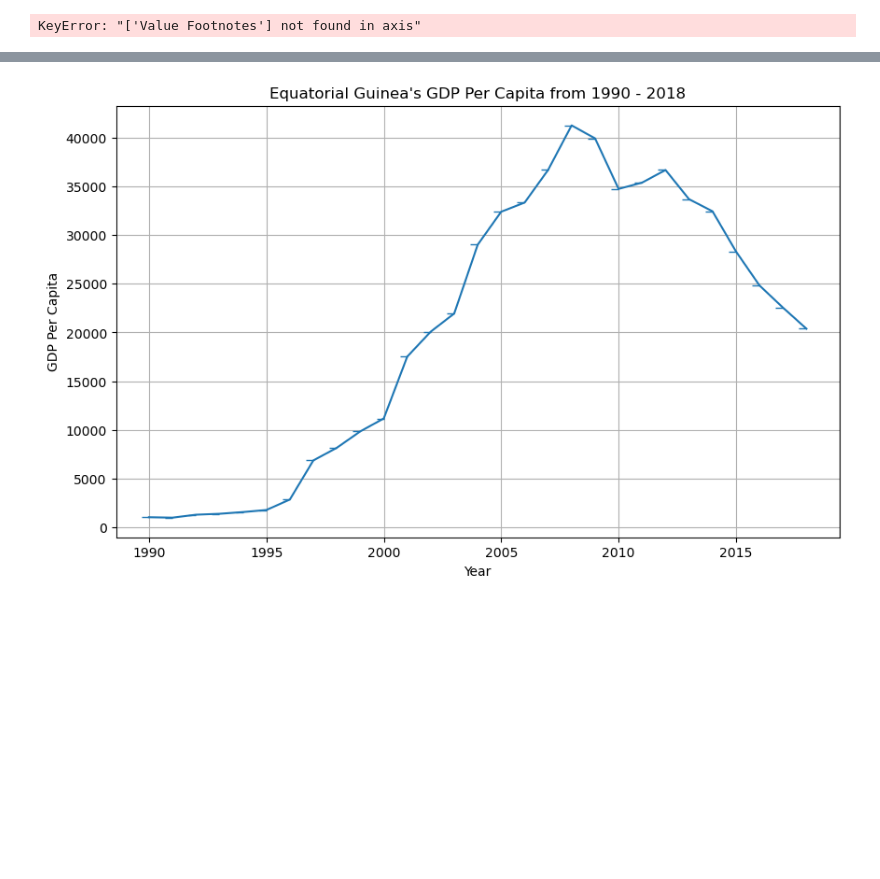
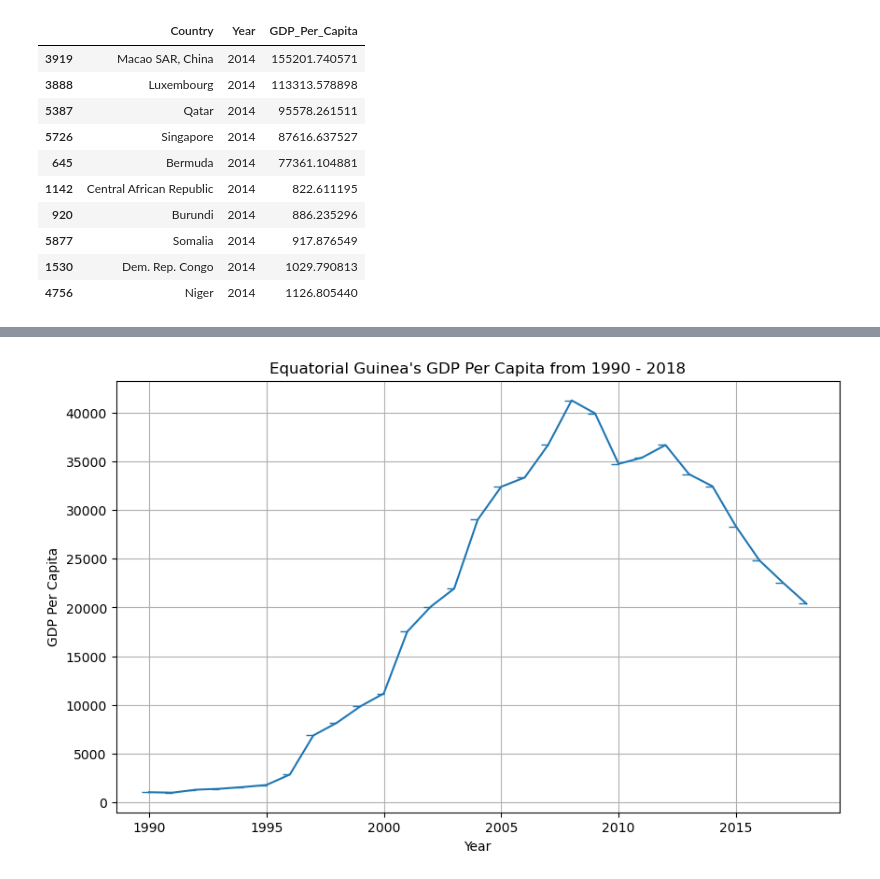
Before and after one commit to nss-data-science-cohort-7/un-exploration-shanks-t, a Jupyter notebook: notebooks/UN_Data_Exploration.ipynb, the cells around one changed output, grey strips where cells are left out. Cells and saved outputs as stored; diff of their text form; code cells hidden in the pictures; blank space fills up the shorter version.

```diff
--- a/notebooks/UN_Data_Exploration.ipynb
+++ b/notebooks/UN_Data_Exploration.ipynb
@@ -11,15 +8,0 @@ gdp_df.head(20)
-# %%
-
-renamed = gdp_df.rename(columns={gdp_df.columns[0]:'Country',gdp_df.columns[1]: 'Year', gdp_df.columns[2]: 'GDP_Per_Capita'})
-gdp_df.drop(columns="Value Footnotes")
-
-num_columns = gdp_df.shape[1]
-num_columns
-
-num_rows = gdp_df.shape[0]
-num_rows
-
-column_types = gdp_df.dtypes
-column_types
-# %% [output]
-KeyError: "['Value Footnotes'] not found in axis"
@@ -59 +20,18 @@ gdp_only_2014
+# %%
+gdp_df_2014 = (cleaned_gdp_df.filter_on('Year == 2014'))
+
+top_and_bottom_five = pd.concat([gdp_df_2014.nlargest(5, 'GDP_Per_Capita'), gdp_df_2014.nsmallest(5, 'GDP_Per_Capita')])
+top_and_bottom_five
+# %% [output]
+|  | Country | Year | GDP_Per_Capita |
+| 3919 | Macao SAR, China | 2014 | 155201.740571 |
+| 3888 | Luxembourg | 2014 | 113313.578898 |
+| 5387 | Qatar | 2014 | 95578.261511 |
+| 5726 | Singapore | 2014 | 87616.637527 |
+| 645 | Bermuda | 2014 | 77361.104881 |
+| 1142 | Central African Republic | 2014 | 822.611195 |
+| 920 | Burundi | 2014 | 886.235296 |
+| 5877 | Somalia | 2014 | 917.876549 |
+| 1530 | Dem. Rep. Congo | 2014 | 1029.790813 |
+| 4756 | Niger | 2014 | 1126.805440 |
 # %%
```
Also changed, not shown: parts of 8 cells of this notebook.
